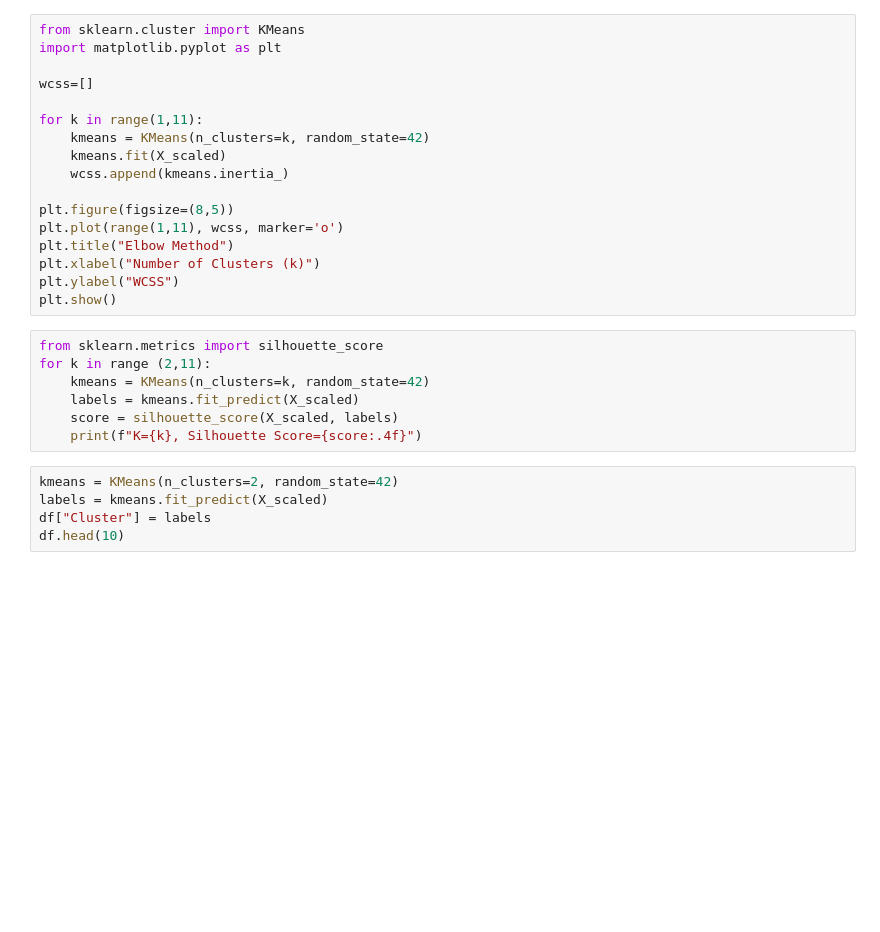
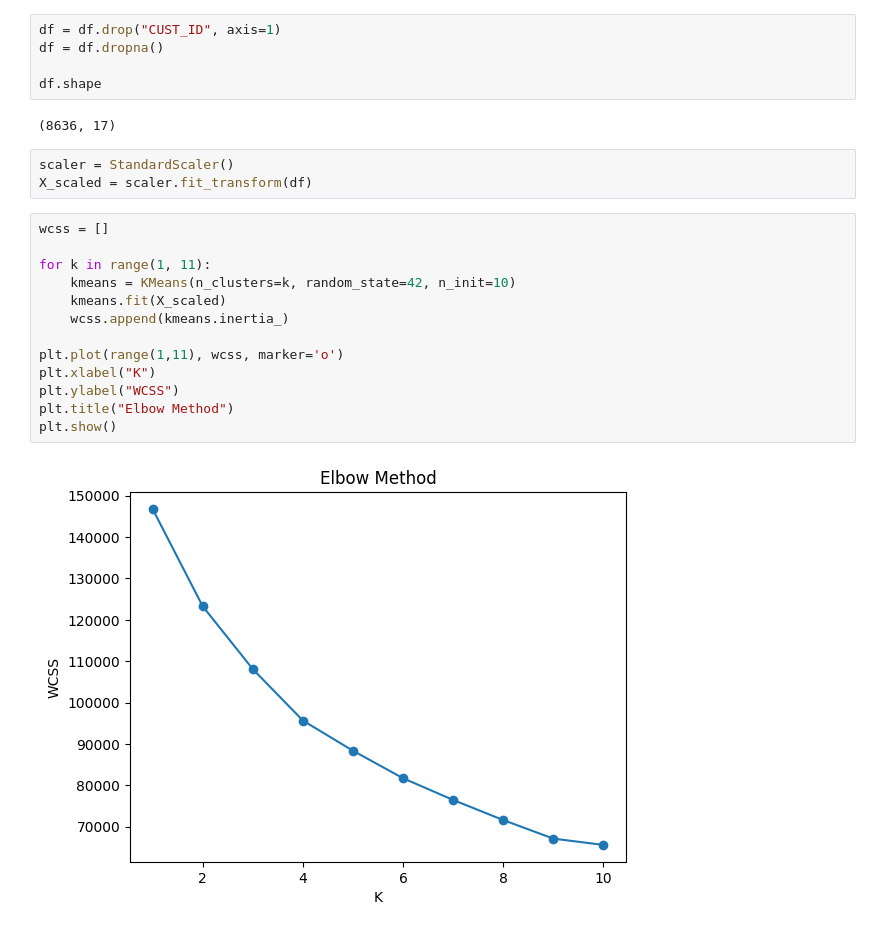
Before and after one commit to deepbanik0506-bit/credit-card-customer-segmentation, a Jupyter notebook: segmentation.ipynb, the cells around one changed output. Saved outputs shown, nothing was run; the diff lists cells and outputs as text; blank space fills up the shorter version.

Commit message:
Built credit card customer segmentation: KMeans clustering, optimal K selection, and segment profiling

```diff
--- a/segmentation.ipynb
+++ b/segmentation.ipynb
@@ -20,30 +47,26 @@ X_scaled[5]
 # %%
-from sklearn.cluster import KMeans
-import matplotlib.pyplot as plt
+df = df.drop("CUST_ID", axis=1)
+df = df.dropna()
 
-wcss=[]
-
-for k in range(1,11):
-    kmeans = KMeans(n_clusters=k, random_state=42)
-    kmeans.fit(X_scaled)
-    wcss.append(kmeans.inertia_)
-
-plt.figure(figsize=(8,5))
-plt.plot(range(1,11), wcss, marker='o')
-plt.title("Elbow Method")
-plt.xlabel("Number of Clusters (k)")
-plt.ylabel("WCSS")
-plt.show()
+df.shape
+# %% [output]
+(8636, 17)
 # %%
-from sklearn.metrics import silhouette_score
-for k in range (2,11):
-    kmeans = KMeans(n_clusters=k, random_state=42)
-    labels = kmeans.fit_predict(X_scaled)
-    score = silhouette_score(X_scaled, labels)
-    print(f"K={k}, Silhouette Score={score:.4f}")
+scaler = StandardScaler()
+X_scaled = scaler.fit_transform(df)
 # %%
-kmeans = KMeans(n_clusters=2, random_state=42)
-labels = kmeans.fit_predict(X_scaled)
-df["Cluster"] = labels
-df.head(10)
+wcss = []
+
+for k in range(1, 11):
+    kmeans = KMeans(n_clusters=k, random_state=42, n_init=10)
+    kmeans.fit(X_scaled)
+    wcss.append(kmeans.inertia_)
+
+plt.plot(range(1,11), wcss, marker='o')
+plt.xlabel("K")
+plt.ylabel("WCSS")
+plt.title("Elbow Method")
+plt.show()
+# %% [output]
+[figure, added]
 # %%
```
Also changed, not shown: parts of 13 cells of this notebook.
